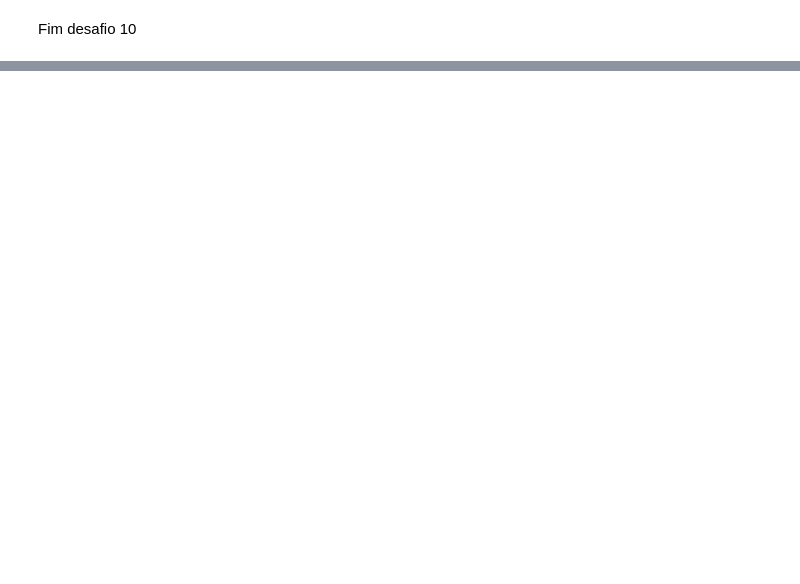
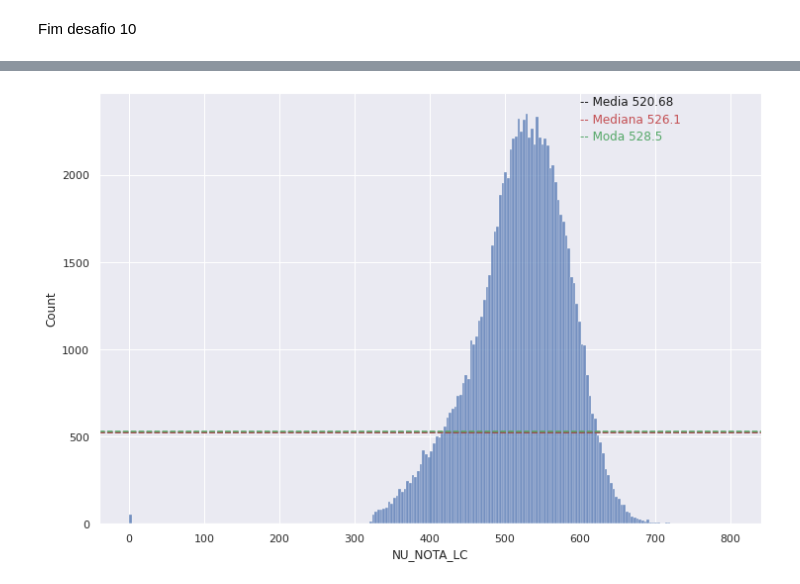
Before and after one commit to Igor-Arantes/Analise_municipios_brasileiros, a Jupyter notebook: Imersão_Dados_Alura.ipynb, the cells around one changed output, grey strips where cells are left out. Drawn from its saved outputs; the diff is of its cells as text; code cells hidden in the pictures; blank space fills up the shorter version.

```diff
--- a/Imersão_Dados_Alura.ipynb
+++ b/Imersão_Dados_Alura.ipynb
@@ -556,0 +589,16 @@ Fim desafio 10
+# %%
+plt.figure(figsize=(12,8))
+sns.histplot(dados_sem_nota_zero, x='NU_NOTA_LC')
+
+plt.axhline((dados_sem_nota_zero['NU_NOTA_LC'].mean()),color='k',linestyle='--')
+
+plt.axhline((dados_sem_nota_zero['NU_NOTA_LC'].median()),color='r',linestyle='--')
+
+plt.axhline(dados_sem_nota_zero['NU_NOTA_LC'].mode()[0],color='g',linestyle='--')
+
+plt.annotate('-- Media '+str(round(dados_sem_nota_zero['NU_NOTA_LC'].mean(),2)),color ='k',xy=(600,2400) )
+plt.annotate('-- Mediana '+str(round(dados_sem_nota_zero['NU_NOTA_LC'].median(),2)),color ='r',xy=(600,2300) )
+plt.annotate('-- Moda ' +str(round(dados_sem_nota_zero['NU_NOTA_LC'].mode()[0],2)),color ='g',xy=(600,2200) )
+plt.show()
+# %% [output]
+[figure, added]
```
Also changed, not shown: parts of 42 cells of this notebook.
